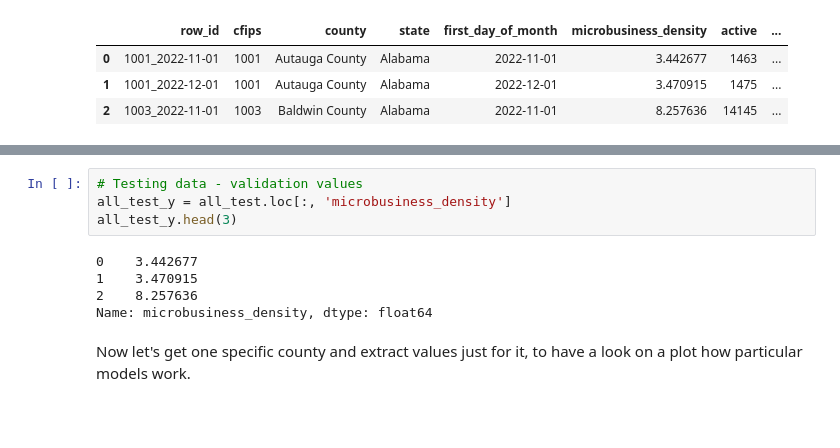
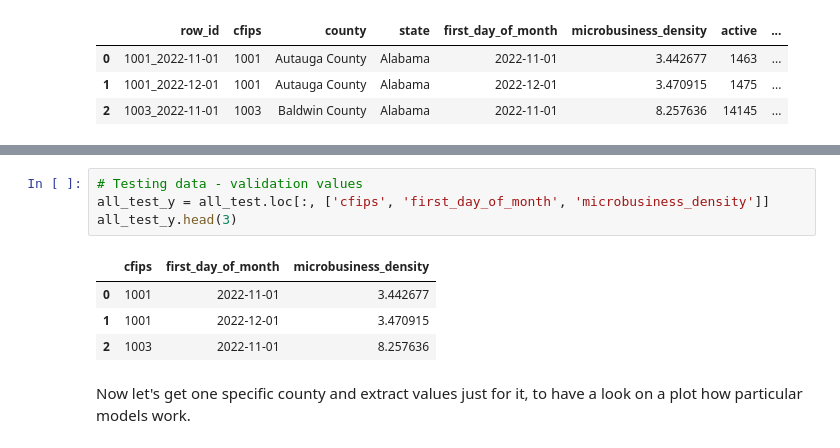
Before and after one commit to vroobelle93/03_GoDaddy, a Jupyter notebook: godaddy1.ipynb, the cells around one changed output, grey strips where cells are left out. Cells and saved outputs as stored; diff of their text form; blank space fills up the shorter version.

```diff
--- a/godaddy1.ipynb
+++ b/godaddy1.ipynb
@@ -262,13 +262,13 @@ all_test_X.head(3)
 | 2 | 272.1 | 1710.6 | 393.3 | 237.3 | 2103.9 | ... |
 # %%
 # Testing data - validation values
-all_test_y = all_test.loc[:, 'microbusiness_density']
+all_test_y = all_test.loc[:, ['cfips', 'first_day_of_month', 'microbusiness_density']]
 all_test_y.head(3)
 # %% [output]
-0    3.442677
-1    3.470915
-2    8.257636
-Name: microbusiness_density, dtype: float64
+|  | cfips | first_day_of_month | microbusiness_density |
+| 0 | 1001 | 2022-11-01 | 3.442677 |
+| 1 | 1001 | 2022-12-01 | 3.470915 |
+| 2 | 1003 | 2022-11-01 | 8.257636 |
 # %% [markdown]
 Now let's get one specific county and extract values just for it, to have a look on a plot how particular models work.
 # %%
```
Also changed, not shown: parts of 44 cells of this notebook.
